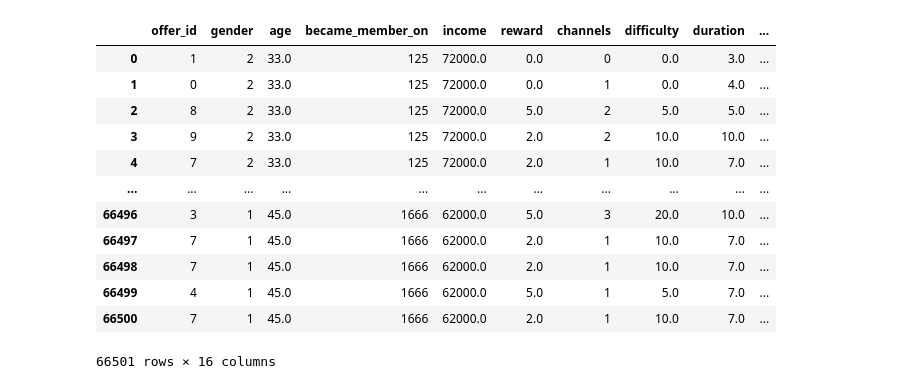
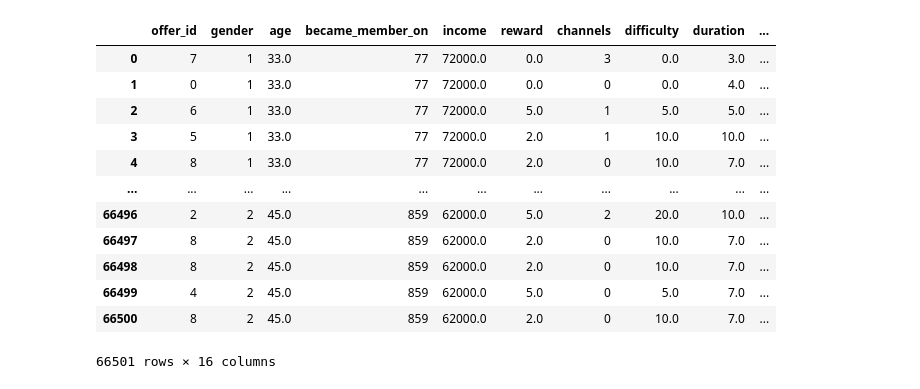
Before and after one commit to kehull/Project-3, a Jupyter notebook: Resources/models_kelly/encode_transactions.ipynb, the cells around one changed output. Cells and saved outputs as stored; diff of their text form; code cells hidden in the pictures.

```diff
--- a/Resources/models_kelly/encode_transactions.ipynb
+++ b/Resources/models_kelly/encode_transactions.ipynb
@@ -24,28 +24,11 @@ from sklearn import preprocessing
 from sklearn.model_selection import cross_validate
 import pandas as pd
 
-'''
-Pclass Passenger Class (1 = 1st; 2 = 2nd; 3 = 3rd)
-survival Survival (0 = No; 1 = Yes)
-name Name
-sex Sex
-age Age
-sibsp Number of Siblings/Spouses Aboard
-parch Number of Parents/Children Aboard
-ticket Ticket Number
-fare Passenger Fare (British pound)
-cabin Cabin
-embarked Port of Embarkation (C = Cherbourg; Q = Queenstown; S = Southampton)
-boat Lifeboat
-body Body Identification Number
-home.dest Home/Destination
-'''
-
 #print(df.head())
-df.drop(['person'], 1, inplace=True)
-# df.convert_objects(convert_numeric=True)
-df.fillna(0, inplace=True)
-#print(df.head())
+df2 = df.drop(['person'], 1)
+# df2.convert_objects(convert_numeric=True)
+df2.fillna(0, inplace=True)
+#print(df2.head())
 
 def handle_non_numerical_data(df):
     columns = df.columns.values
@@ -54,7 +37,7 @@ def handle_non_numerical_data(df):
         def convert_to_int(val):
             return text_digit_vals[val]
 
-        if df[column].dtype != np.int64 and df[column].dtype != np.float64:
+        if df2[column].dtype != np.int64 and df2[column].dtype != np.float64:
             column_contents = df[column].values.tolist()
             unique_elements = set(column_contents)
             x = 0
@@ -63,11 +46,11 @@ def handle_non_numerical_data(df):
                     text_digit_vals[unique] = x
                     x+=1
 
-            df[column] = list(map(convert_to_int, df[column]))
+            df2[column] = list(map(convert_to_int, df2[column]))
 
-    return df
+    return df2
 
-df = handle_non_numerical_data(df)
-print(df.head())
+df2 = handle_non_numerical_data(df2)
+print(df2.head())
 # %% [output]
    offer_id  gender   age  became_member_on   income  reward  channels  \
@@ -93,17 +76,17 @@ print(df.head())
-# %%
-df
-# %% [output]
-|  | offer_id | gender | age | became_member_on | income | reward | channels | difficulty | duration | ... |
-| 0 | 1 | 2 | 33.0 | 125 | 72000.0 | 0.0 | 0 | 0.0 | 3.0 | ... |
-| 1 | 0 | 2 | 33.0 | 125 | 72000.0 | 0.0 | 1 | 0.0 | 4.0 | ... |
-| 2 | 8 | 2 | 33.0 | 125 | 72000.0 | 5.0 | 2 | 5.0 | 5.0 | ... |
-| 3 | 9 | 2 | 33.0 | 125 | 72000.0 | 2.0 | 2 | 10.0 | 10.0 | ... |
-| 4 | 7 | 2 | 33.0 | 125 | 72000.0 | 2.0 | 1 | 10.0 | 7.0 | ... |
-| ... | ... | ... | ... | ... | ... | ... | ... | ... | ... | ... |
-| 66496 | 3 | 1 | 45.0 | 1666 | 62000.0 | 5.0 | 3 | 20.0 | 10.0 | ... |
-| 66497 | 7 | 1 | 45.0 | 1666 | 62000.0 | 2.0 | 1 | 10.0 | 7.0 | ... |
-| 66498 | 7 | 1 | 45.0 | 1666 | 62000.0 | 2.0 | 1 | 10.0 | 7.0 | ... |
-| 66499 | 4 | 1 | 45.0 | 1666 | 62000.0 | 5.0 | 1 | 5.0 | 7.0 | ... |
-| 66500 | 7 | 1 | 45.0 | 1666 | 62000.0 | 2.0 | 1 | 10.0 | 7.0 | ... |
-66501 rows × 16 columns
+# %%
+df2
+# %% [output]
+|  | offer_id | gender | age | became_member_on | income | reward | channels | difficulty | duration | ... |
+| 0 | 7 | 1 | 33.0 | 77 | 72000.0 | 0.0 | 3 | 0.0 | 3.0 | ... |
+| 1 | 0 | 1 | 33.0 | 77 | 72000.0 | 0.0 | 0 | 0.0 | 4.0 | ... |
+| 2 | 6 | 1 | 33.0 | 77 | 72000.0 | 5.0 | 1 | 5.0 | 5.0 | ... |
+| 3 | 5 | 1 | 33.0 | 77 | 72000.0 | 2.0 | 1 | 10.0 | 10.0 | ... |
+| 4 | 8 | 1 | 33.0 | 77 | 72000.0 | 2.0 | 0 | 10.0 | 7.0 | ... |
+| ... | ... | ... | ... | ... | ... | ... | ... | ... | ... | ... |
+| 66496 | 2 | 2 | 45.0 | 859 | 62000.0 | 5.0 | 2 | 20.0 | 10.0 | ... |
+| 66497 | 8 | 2 | 45.0 | 859 | 62000.0 | 2.0 | 0 | 10.0 | 7.0 | ... |
+| 66498 | 8 | 2 | 45.0 | 859 | 62000.0 | 2.0 | 0 | 10.0 | 7.0 | ... |
+| 66499 | 4 | 2 | 45.0 | 859 | 62000.0 | 5.0 | 0 | 5.0 | 7.0 | ... |
+| 66500 | 8 | 2 | 45.0 | 859 | 62000.0 | 2.0 | 0 | 10.0 | 7.0 | ... |
+66501 rows × 16 columns
 # %%
```
Also changed, not shown: parts of 10 cells of this notebook, 8 other files.
